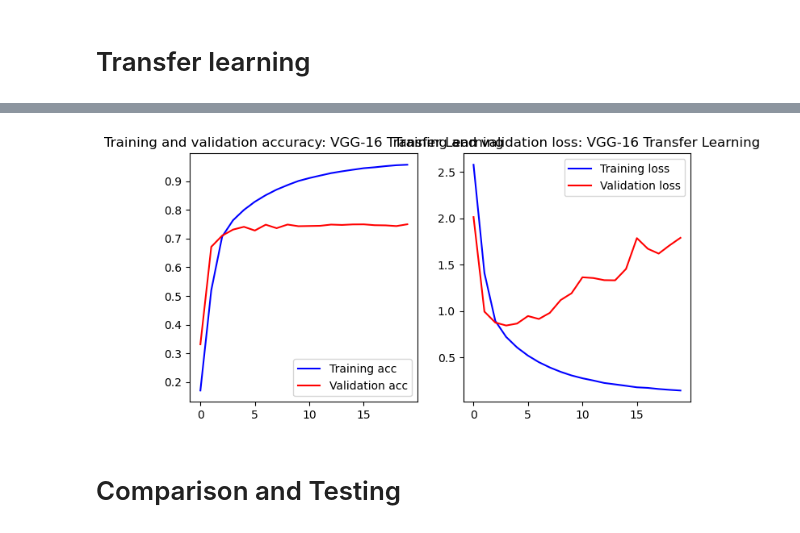
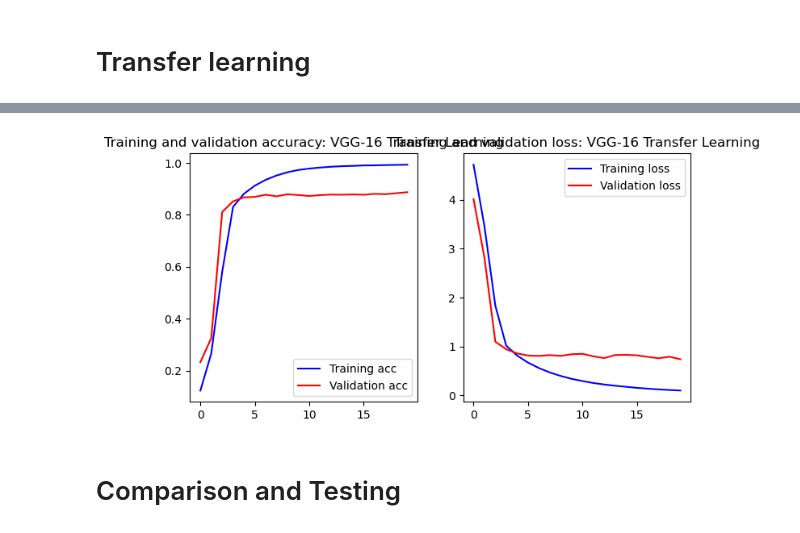
Before and after one commit to Owen-kc/GUI-Project-2, a Jupyter notebook: code.ipynb, the cells around one changed output, grey strips where cells are left out. Saved outputs shown, nothing was run; the diff lists cells and outputs as text; code cells hidden in the pictures.

```diff
--- a/code.ipynb
+++ b/code.ipynb
@@ -149,7 +151,7 @@ Scratch Model Test Accuracy: 0.78
 # %% [markdown]
 # Transfer learning
 # %%
-# Load VGG-16 Model with Transfer Learning and Fine-tuning
+# Load VGG-16 Model with Transfer Learning and Fine-Tuning
 def build_transfer_model(input_shape, num_classes):
     base_model = VGG16(
         weights='imagenet',
@@ -157,21 +159,23 @@ def build_transfer_model(input_shape, num_classes):
         include_top=False
     )
 
-    # Unfreeze the last 4 layers for fine-tuning
-    for layer in base_model.layers[:-4]:
+    # Unfreeze the last 8 layers for fine-tuning
+    for layer in base_model.layers[:-8]:
         layer.trainable = False
-    for layer in base_model.layers[-4:]:
+    for layer in base_model.layers[-8:]:
         layer.trainable = True
 
     model = models.Sequential([
         base_model,
         layers.Flatten(),
-        layers.Dense(512, activation='relu'),
+        layers.Dense(1024, activation='relu', kernel_regularizer=tf.keras.regularizers.l2(0.001)),
+        layers.Dropout(0.5),
+        layers.Dense(512, activation='relu', kernel_regularizer=tf.keras.regularizers.l2(0.001)),
         layers.Dropout(0.5),
         layers.Dense(num_classes, activation='softmax', dtype='float32')  # Explicitly set dtype
     ])
 
-    model.compile(optimizer=tf.keras.optimizers.Adam(learning_rate=0.0001),
+    model.compile(optimizer=tf.keras.optimizers.Adam(learning_rate=0.00001),
                   loss='sparse_categorical_crossentropy',
                   metrics=['accuracy'])
     return model
@@ -237,4 +241,4 @@ Transfer Learning Model Test Accuracy: 0.75
-[figure, old version]
+[figure, new version]
 # %% [markdown]
 # Comparison and Testing
 # %%
```
Also changed, not shown: parts of 5 cells of this notebook.
